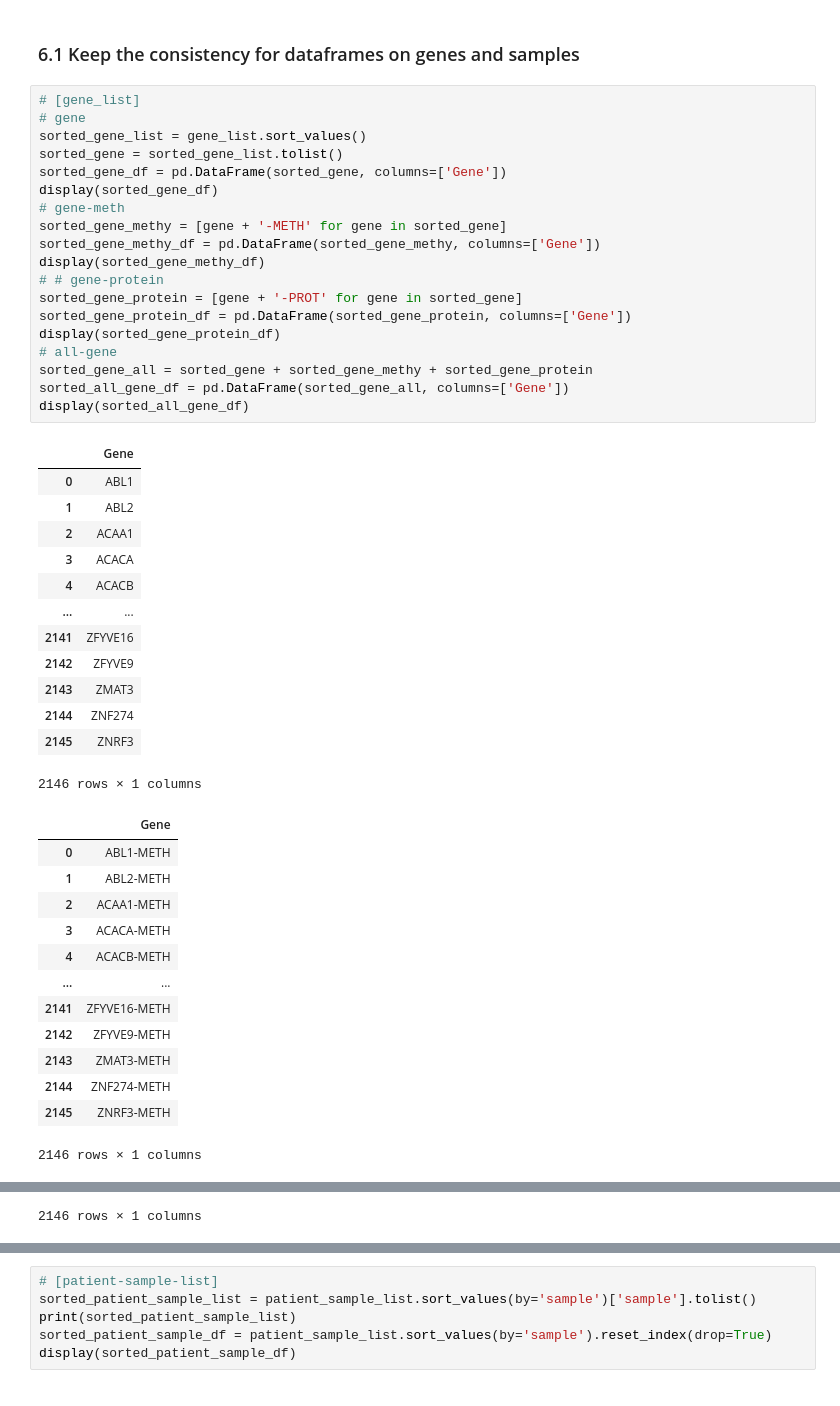
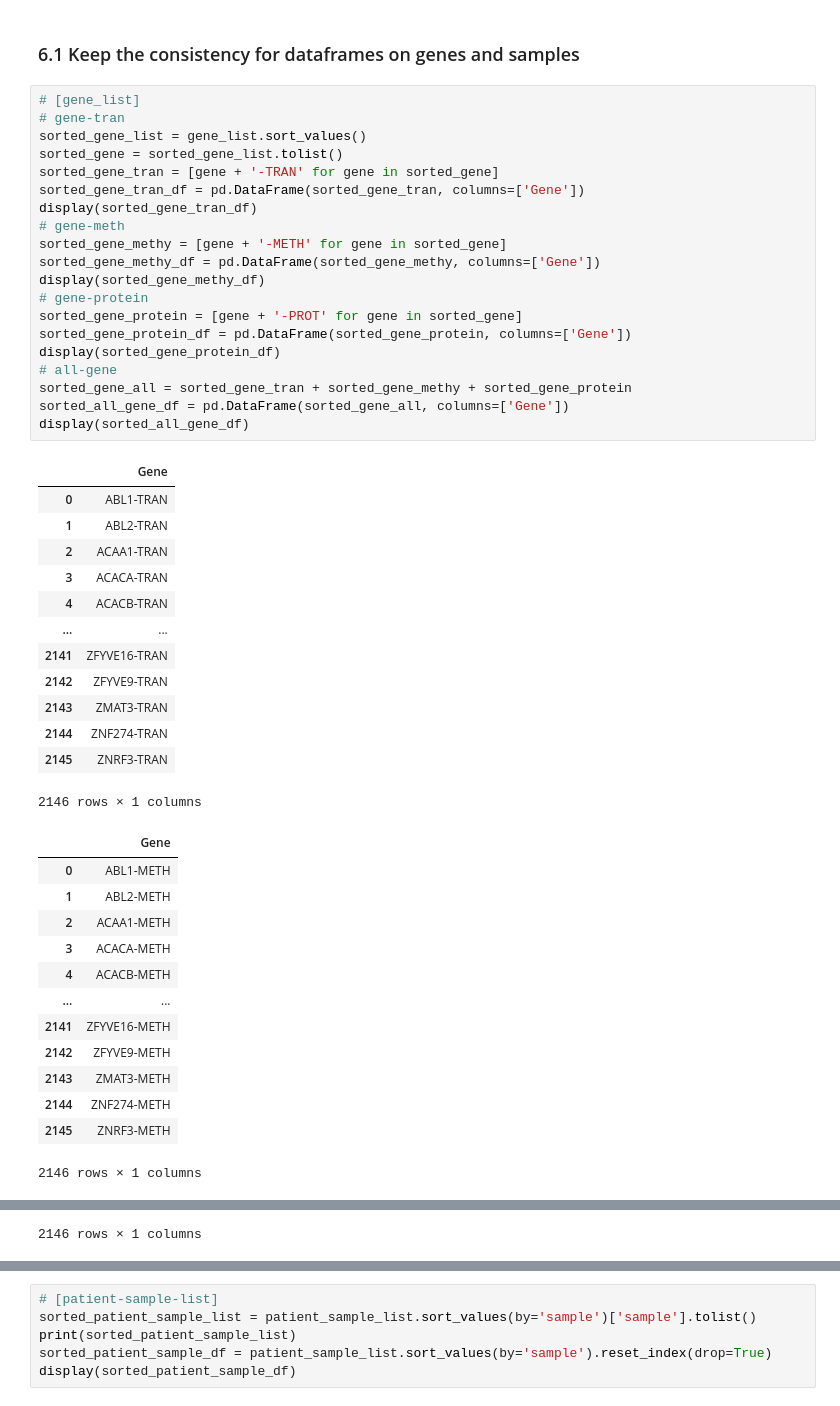
Before and after one commit to heming-zhang/OmicsGraph, a Jupyter notebook: ROSMAP_union_raw_data_process.ipynb, the cells around one changed output, grey strips where cells are left out. Saved outputs shown, nothing was run; the diff lists cells and outputs as text.

```diff
--- a/ROSMAP_union_raw_data_process.ipynb
+++ b/ROSMAP_union_raw_data_process.ipynb
@@ -1766,36 +1766,37 @@ patient_sample_list
 ### 6.1 Keep the consistency for dataframes on genes and samples
 # %%
 # [gene_list]
-# gene
+# gene-tran
 sorted_gene_list = gene_list.sort_values()
 sorted_gene = sorted_gene_list.tolist()
-sorted_gene_df = pd.DataFrame(sorted_gene, columns=['Gene'])
-display(sorted_gene_df)
+sorted_gene_tran = [gene + '-TRAN' for gene in sorted_gene]
+sorted_gene_tran_df = pd.DataFrame(sorted_gene_tran, columns=['Gene'])
+display(sorted_gene_tran_df)
 # gene-meth
 sorted_gene_methy = [gene + '-METH' for gene in sorted_gene]
 sorted_gene_methy_df = pd.DataFrame(sorted_gene_methy, columns=['Gene'])
 display(sorted_gene_methy_df)
-# # gene-protein
+# gene-protein
 sorted_gene_protein = [gene + '-PROT' for gene in sorted_gene]
 sorted_gene_protein_df = pd.DataFrame(sorted_gene_protein, columns=['Gene'])
 display(sorted_gene_protein_df)
 # all-gene
-sorted_gene_all = sorted_gene + sorted_gene_methy + sorted_gene_protein
+sorted_gene_all = sorted_gene_tran + sorted_gene_methy + sorted_gene_protein
 sorted_all_gene_df = pd.DataFrame(sorted_gene_all, columns=['Gene'])
 display(sorted_all_gene_df)
 # %% [output]
 |  | Gene |
-| 0 | ABL1 |
-| 1 | ABL2 |
-| 2 | ACAA1 |
-| 3 | ACACA |
-| 4 | ACACB |
+| 0 | ABL1-TRAN |
+| 1 | ABL2-TRAN |
+| 2 | ACAA1-TRAN |
+| 3 | ACACA-TRAN |
+| 4 | ACACB-TRAN |
 | ... | ... |
-| 2141 | ZFYVE16 |
-| 2142 | ZFYVE9 |
-| 2143 | ZMAT3 |
-| 2144 | ZNF274 |
-| 2145 | ZNRF3 |
+| 2141 | ZFYVE16-TRAN |
+| 2142 | ZFYVE9-TRAN |
+| 2143 | ZMAT3-TRAN |
+| 2144 | ZNF274-TRAN |
+| 2145 | ZNRF3-TRAN |
 2146 rows × 1 columns
 |  | Gene |
 | 0 | ABL1-METH |
```
Also changed, not shown: parts of 24 cells of this notebook, 25 other files.
